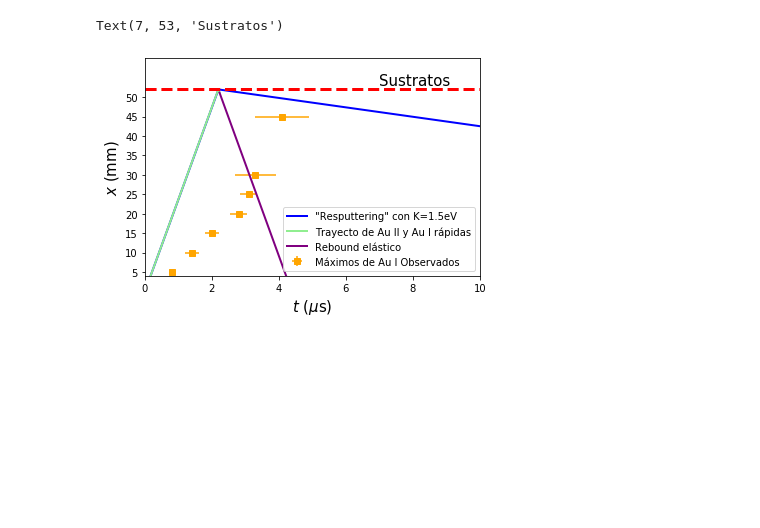
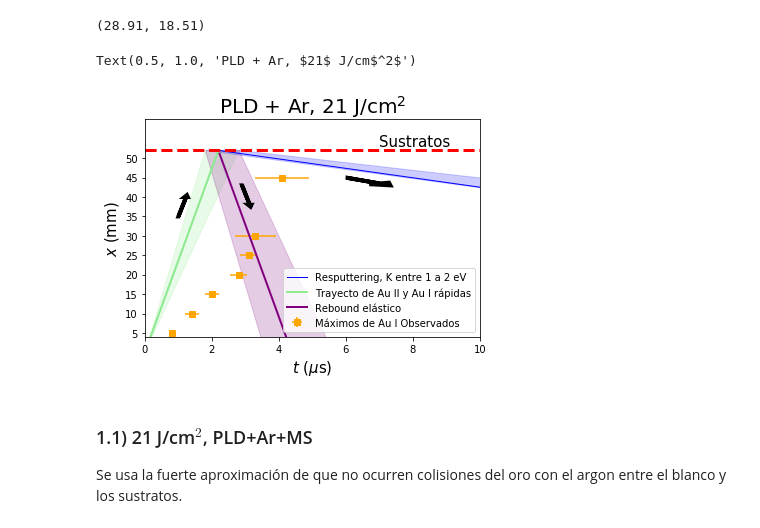
Before and after one commit to ralvarezm/Proyecto_FisicaComputacional, a Jupyter notebook: Osmary_Resputtering.ipynb, the cells around one changed output. Saved outputs shown, nothing was run; the diff lists cells and outputs as text; code cells hidden in the pictures; blank space fills up the shorter version.

```diff
--- a/Osmary_Resputtering.ipynb
+++ b/Osmary_Resputtering.ipynb
@@ -145,8 +145,13 @@ plt.ylabel('x   (mm)', fontsize=20)
 plt.xlabel('t  ($\mu$s)', fontsize=20)
 # %%
 vel_ion_Ar = (ufloat(10, 0.5)-ufloat(5,.5))/(ufloat(0.553, 0.025)-ufloat(0.3422,0.025))
+vel_ion_Ar_baj = 18.51
+vel_ion_Ar_alt = 28.91
 vel_ion_Ar
-t_golpe_Ar = ufloat(52,0.5)/vel_ion_Ar
+#t_golpe_Ar = ufloat(52,0.5)/vel_ion_Ar
+(23.71+5.2,23.71-5.2)
+# %% [output]
+(28.91, 18.51)
 # %%
 mass_gold = 3.27e-25
 
@@ -176,24 +183,62 @@ x_v = [5,10,15,20,25,30,45]
 pos_sputt_Ar_uf = [xResputtAr(t) for t in tiemposMaxAr[3]*ufloat(1, 0.00019)]
 pos_sputt_Ar_val = [x.nominal_value for x in pos_sputt_Ar_uf]
 pos_sputt_Ar_err = [x.std_dev for x in pos_sputt_Ar_uf]
-plt.plot(tiemposMaxAr[3], pos_sputt_Ar_val, color='blue', linewidth=2)
+
+pos_sputt_Ar_uf_baj = [xResputtAr(t,v=vel_ion_Ar_baj,v_sputt=KtoVel(1)) for t in tiemposMaxAr[3]*ufloat(1, 0.00019)]
+pos_sputt_Ar_val_baj = [x.nominal_value for x in pos_sputt_Ar_uf_baj]
+pos_sputt_Ar_err_baj = [x.std_dev for x in pos_sputt_Ar_uf_baj]
+
+pos_sputt_Ar_uf_alt = [xResputtAr(t,v=vel_ion_Ar_alt,v_sputt=KtoVel(2)) for t in tiemposMaxAr[3]*ufloat(1, 0.00019)]
+pos_sputt_Ar_val_alt = [x.nominal_value for x in pos_sputt_Ar_uf_alt]
+pos_sputt_Ar_err_alt = [x.std_dev for x in pos_sputt_Ar_uf_alt]
 
 pos_rebound_Ar_uf = [xReboundAr(t) for t in tiemposMaxAr[3]*ufloat(1, 0.00019)]
 pos_rebound_Ar_val = [x.nominal_value for x in pos_rebound_Ar_uf]
 pos_rebound_Ar_err = [x.std_dev for x in pos_rebound_Ar_uf]
+
+pos_rebound_Ar_uf_baj = [xReboundAr(t, v=vel_ion_Ar_baj) for t in tiemposMaxAr[3]*ufloat(1, 0.00019)]
+pos_rebound_Ar_val_baj = [x.nominal_value for x in pos_rebound_Ar_uf_baj]
+pos_rebound_Ar_err_baj = [x.std_dev for x in pos_rebound_Ar_uf_baj]
+
+pos_rebound_Ar_uf_alt = np.array([xReboundAr(t, v=vel_ion_Ar_alt) for t in tiemposMaxAr[3]*ufloat(1, 0.00019)])
+pos_rebound_Ar_val_alt = [x.nominal_value for x in pos_rebound_Ar_uf_alt]
+pos_rebound_Ar_err_alt = [x.std_dev for x in pos_rebound_Ar_uf_alt]
 # %%
-plt.plot(tiemposMaxAr[3], pos_sputt_Ar_val, color='blue', linewidth=2, label='"Resputtering" con K=1.5eV')
+alt_Ar2 = np.array(pos_sputt_Ar_val_baj[16500:])
+alt_Ar2[0:5000] = 52
+plt.plot(tiemposMaxAr[3], pos_sputt_Ar_val, color='blue', linewidth=1, label='Resputtering, K entre 1 a 2 eV')
+#plt.plot(tiemposMaxAr[3][16500:], pos_sputt_Ar_val_alt[16500:], color='black', linewidth=1, label='"Resputtering" con K=1.5eV')
+#plt.plot(tiemposMaxAr[3][21500:], pos_sputt_Ar_val_baj[21500:], color='blue', linewidth=2, label='"Resputtering" con K=1.5eV')
+plt.fill_between(tiemposMaxAr[3][16500:],pos_sputt_Ar_val_alt[16500:], alt_Ar2,color='blue', alpha=0.2)
+
+alt_Ar = np.zeros(21500)
+alt_Ar[:] = 52
+alt_Ar[0:16500] = pos_rebound_Ar_val_alt[0:16500]
 plt.plot(tiemposMaxAr[3][0:18500], pos_rebound_Ar_val[0:18500], color='lightgreen', linewidth=2, label='Trayecto de Au II y Au I rápidas')
+plt.fill_between(tiemposMaxAr[3][0:21500], alt_Ar, pos_rebound_Ar_val_baj[0:21500],color='lightgreen', alpha=0.2)
+
+alt_Ar1 = np.array(pos_rebound_Ar_val_baj[16500:])
+alt_Ar1[0:5000] = 52
 plt.plot(tiemposMaxAr[3][18500:], pos_rebound_Ar_val[18500:], color='purple', linewidth=2, label='Rebound elástico')
+plt.fill_between(tiemposMaxAr[3][16500:], pos_rebound_Ar_val_alt[16500:], alt_Ar1,color='purple', alpha=0.2)
+
 plt.errorbar(ob_val,x_v, xerr=ob_err, yerr=0.5, fmt='s', color= 'orange', ecolor='orange', label = 'Máximos de Au I Observados')
+plt.arrow(1, 35, 0.23, 5, head_width=0.1, head_length=0.5, linewidth=4, color='black')
+plt.arrow(2.9, 43, 0.23, -5,head_width=0.1, head_length=0.5, linewidth=4, color='black')
+plt.arrow(6, 45, 1, -1.5,head_width=.7, head_length=.6, linewidth=4, color='black')
 plt.legend(loc=4)
 plt.xlabel('$t$ ($\mu$s)', fontsize=15)
 plt.ylabel('$x$ (mm)', fontsize=15)
 plt.xlim(0,10)
 plt.ylim(4.0, 60)
 plt.yticks([5,10,15,20,25,30,35,40,45,50])
 plt.axhline(52, linestyle='--', color='red', linewidth=3)
 plt.text(7,53, 'Sustratos', fontsize=15)
+plt.title('PLD + Ar, $21$ J/cm$^2$', fontsize=20)
 # %% [output]
-Text(7, 53, 'Sustratos')
+Text(0.5, 1.0, 'PLD + Ar, $21$ J/cm$^2$')
-[figure, old version]
+[figure, new version]
+# %% [markdown]
+### 1.1) 21 J/cm$^2$, PLD+Ar+MS
+
+Se usa la fuerte aproximación de que no ocurren colisiones del oro con el argon entre el blanco y los sustratos.
```
Also changed, not shown: parts of 2 cells of this notebook.
